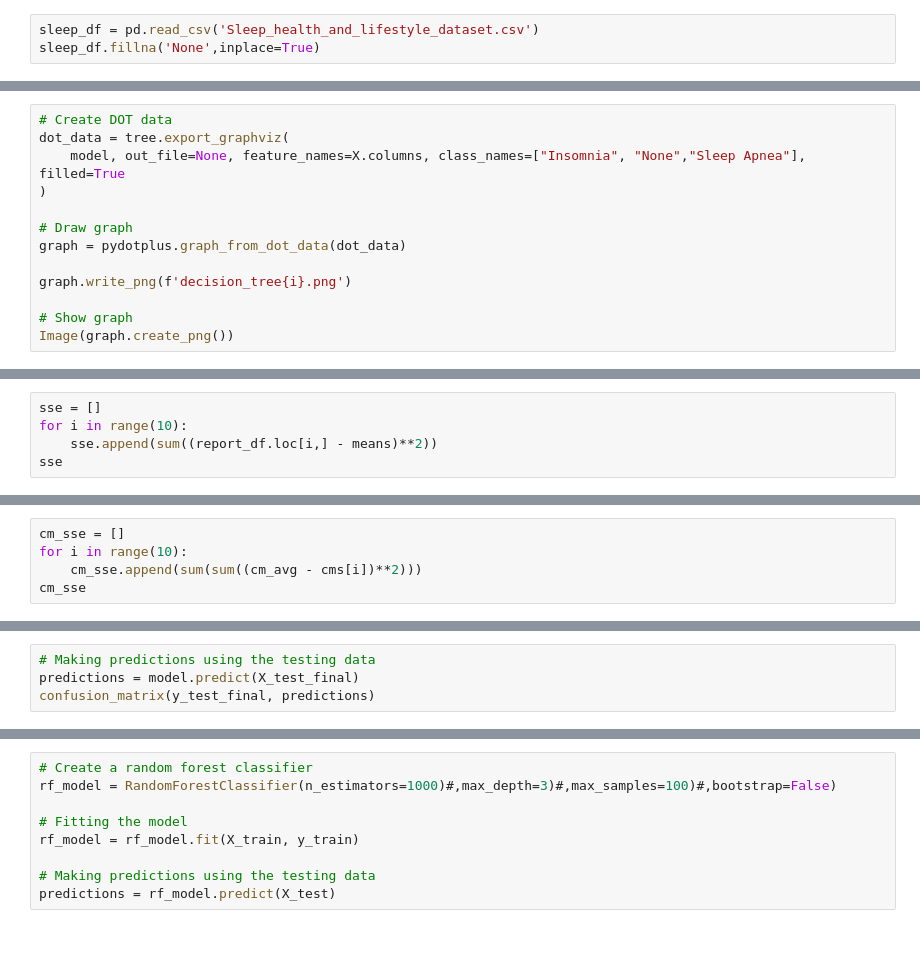
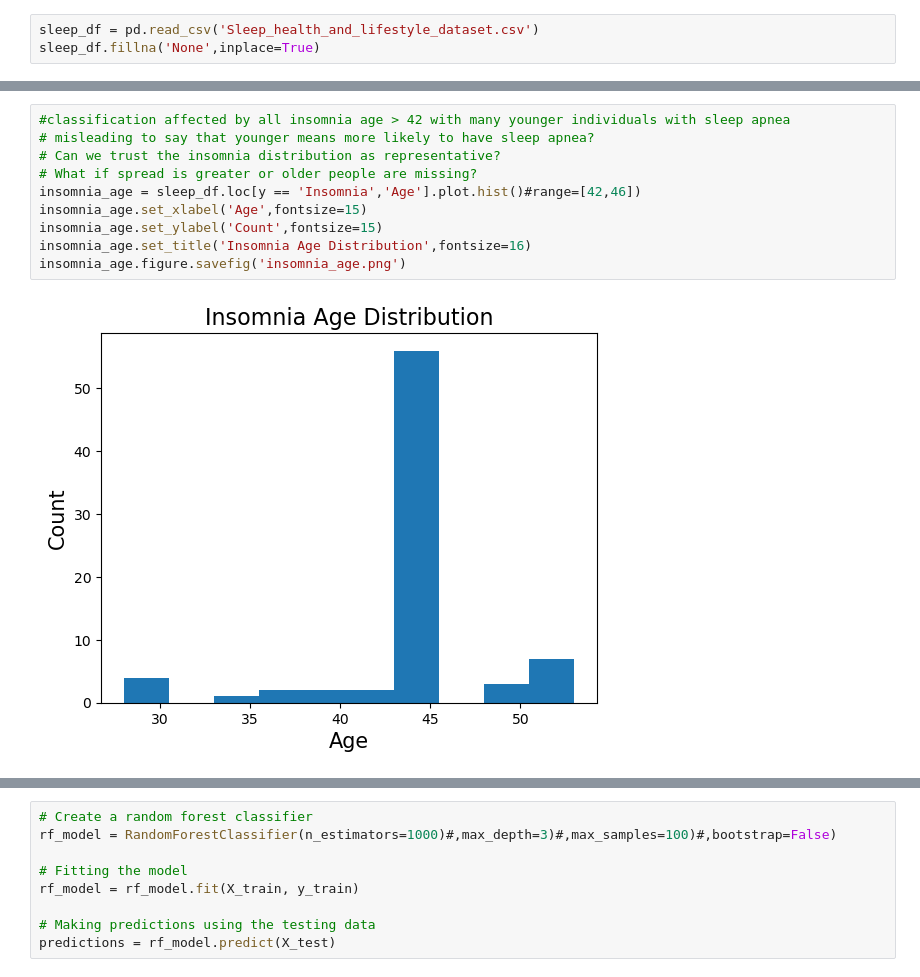
Before and after one commit to rpearce1/sleep-disorder-ml, a Jupyter notebook: supervised_learning.ipynb, the cells around one changed output, grey strips where cells are left out. Cells and saved outputs as stored; diff of their text form; blank space fills up the shorter version.

Commit message:
Added final model analysis with figures and equivalent model diagrams

```diff
--- a/supervised_learning.ipynb
+++ b/supervised_learning.ipynb
@@ -54,13 +16,0 @@ predictions = model.predict(X_test)
-# %%
-# Create DOT data
-dot_data = tree.export_graphviz(
-    model, out_file=None, feature_names=X.columns, class_names=["Insomnia", "None","Sleep Apnea"], filled=True
-)
-
-# Draw graph
-graph = pydotplus.graph_from_dot_data(dot_data)
-
-graph.write_png(f'decision_tree{i}.png')
-
-# Show graph
-Image(graph.create_png())
@@ -236,5 +16,0 @@ dtype: float64
-# %%
-sse = []
-for i in range(10):
-    sse.append(sum((report_df.loc[i,] - means)**2))
-sse
@@ -268,5 +16,0 @@ array([[19,  2,  2],
-# %%
-cm_sse = []
-for i in range(10):
-    cm_sse.append(sum(sum((cm_avg - cms[i])**2)))
-cm_sse
@@ -389,4 +16,0 @@ array([[105,   9,   9],
-# %%
-# Making predictions using the testing data
-predictions = model.predict(X_test_final)
-confusion_matrix(y_test_final, predictions)
@@ -396,0 +298,12 @@ array([[17,  1,  0],
+# %%
+#classification affected by all insomnia age > 42 with many younger individuals with sleep apnea
+# misleading to say that younger means more likely to have sleep apnea?
+# Can we trust the insomnia distribution as representative?
+# What if spread is greater or older people are missing?
+insomnia_age = sleep_df.loc[y == 'Insomnia','Age'].plot.hist()#range=[42,46])
+insomnia_age.set_xlabel('Age',fontsize=15)
+insomnia_age.set_ylabel('Count',fontsize=15)
+insomnia_age.set_title('Insomnia Age Distribution',fontsize=16)
+insomnia_age.figure.savefig('insomnia_age.png')
+# %% [output]
+[figure, added]
```
Also changed, not shown: parts of 62 cells of this notebook, 17 other files.
